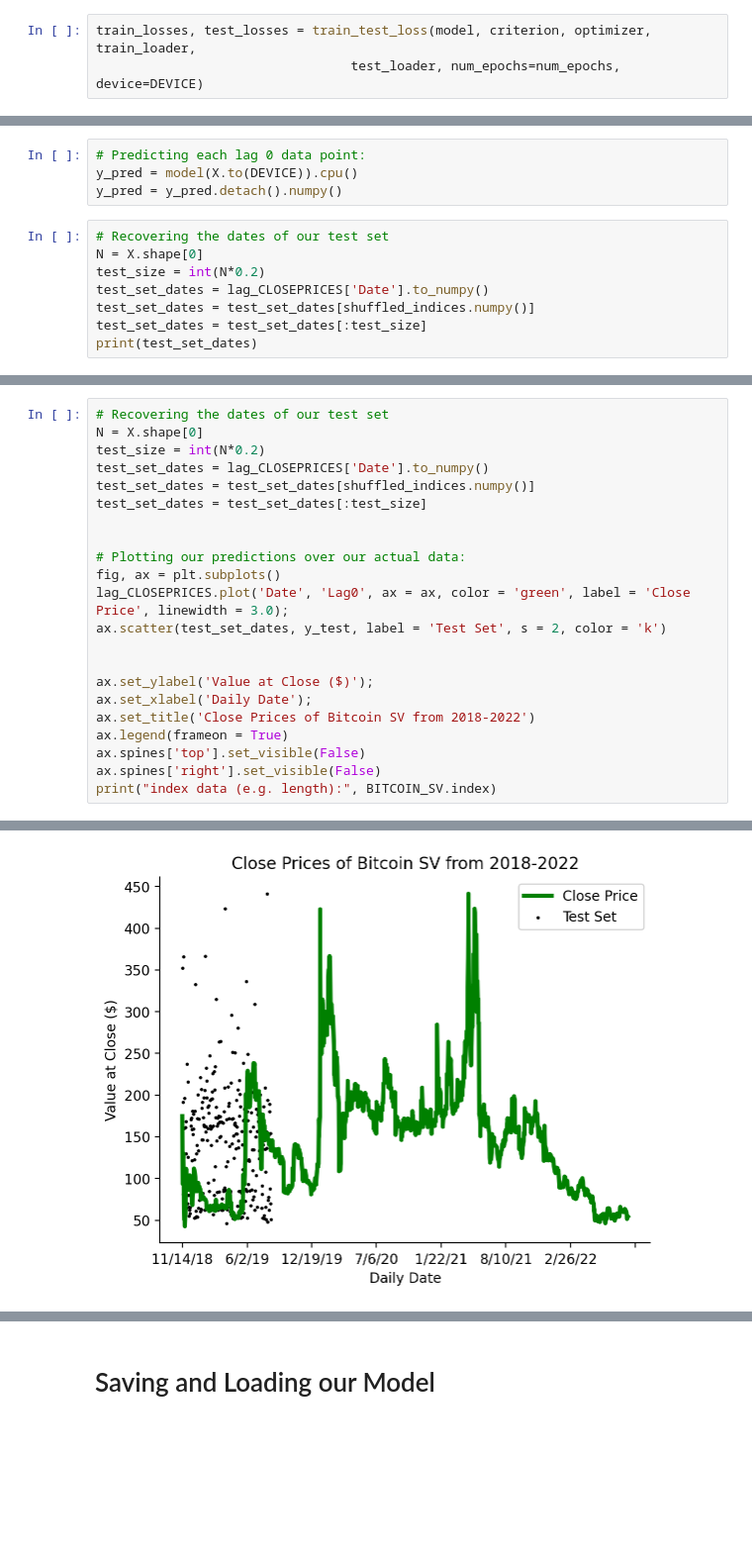
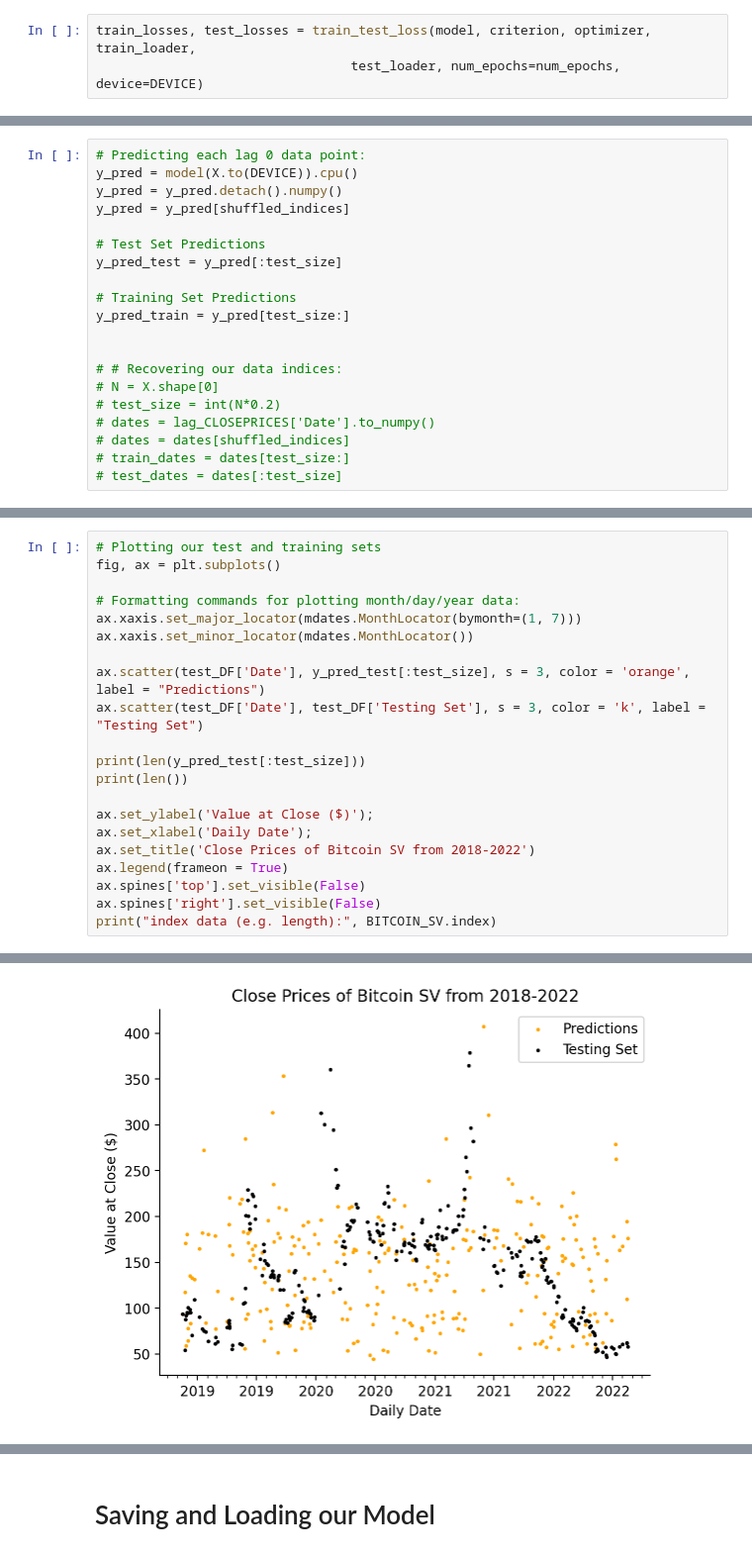
Before and after one commit to ethanchang34/crypto-forecast, a Jupyter notebook: MLP_forecasting.ipynb, the cells around one changed output, grey strips where cells are left out. Shown: that part at 99% size. Cells and saved outputs as stored; diff of their text form; blank space fills up the shorter version.

Commit message:
Finalized Test/Train/Predictions Vizualizations

```diff
--- a/MLP_forecasting.ipynb
+++ b/MLP_forecasting.ipynb
@@ -480,11 +467,19 @@ Minimum Testing Loss (MSE):  1116.9113464355469
 # Predicting each lag 0 data point:
 y_pred = model(X.to(DEVICE)).cpu()
 y_pred = y_pred.detach().numpy()
+y_pred = y_pred[shuffled_indices]
+
+# Test Set Predictions
+y_pred_test = y_pred[:test_size]
+
+# Training Set Predictions
+y_pred_train = y_pred[test_size:]
+
+
+# # Recovering our data indices:
+# N = X.shape[0]
+# test_size = int(N*0.2)
+# dates = lag_CLOSEPRICES['Date'].to_numpy()
+# dates = dates[shuffled_indices]
+# train_dates = dates[test_size:]
+# test_dates = dates[:test_size]
-# %%
-# Recovering the dates of our test set
-N = X.shape[0]
-test_size = int(N*0.2)
-test_set_dates = lag_CLOSEPRICES['Date'].to_numpy()
-test_set_dates = test_set_dates[shuffled_indices.numpy()]
-test_set_dates = test_set_dates[:test_size]
-print(test_set_dates)
@@ -509,28 +486,27 @@ print(test_set_dates)
 # %%
-# Recovering the dates of our test set
-N = X.shape[0]
-test_size = int(N*0.2)
-test_set_dates = lag_CLOSEPRICES['Date'].to_numpy()
-test_set_dates = test_set_dates[shuffled_indices.numpy()]
-test_set_dates = test_set_dates[:test_size]
+# Plotting our test and training sets
+fig, ax = plt.subplots()
 
+# Formatting commands for plotting month/day/year data:
+ax.xaxis.set_major_locator(mdates.MonthLocator(bymonth=(1, 7)))
+ax.xaxis.set_minor_locator(mdates.MonthLocator())
 
-# Plotting our predictions over our actual data:
-fig, ax = plt.subplots()
-lag_CLOSEPRICES.plot('Date', 'Lag0', ax = ax, color = 'green', label = 'Close Price', linewidth = 3.0);
-ax.scatter(test_set_dates, y_test, label = 'Test Set', s = 2, color = 'k')
+ax.scatter(test_DF['Date'], y_pred_test[:test_size], s = 3, color = 'orange', label = "Predictions")
+ax.scatter(test_DF['Date'], test_DF['Testing Set'], s = 3, color = 'k', label = "Testing Set")
 
+print(len(y_pred_test[:test_size]))
+print(len())
 
 ax.set_ylabel('Value at Close ($)');
 ax.set_xlabel('Daily Date');
 ax.set_title('Close Prices of Bitcoin SV from 2018-2022')
 ax.legend(frameon = True)
 ax.spines['top'].set_visible(False)
 ax.spines['right'].set_visible(False)
 print("index data (e.g. length):", BITCOIN_SV.index)
 # %% [output]
 index data (e.g. length): RangeIndex(start=0, stop=1383, step=1)
-[figure, old version]
+[figure, new version]
 # %%
 # Showing our predictions over our test set:
 # Plotting our predictions over our actual data:
```
Also changed, not shown: parts of 5 cells of this notebook, 1 other file.
